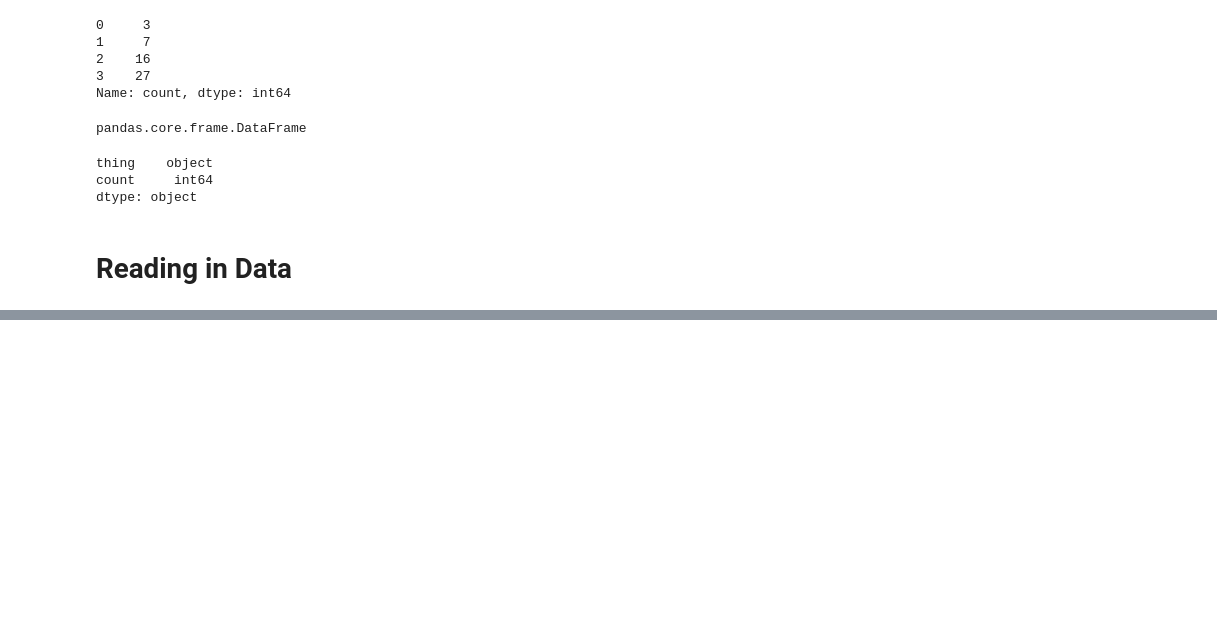
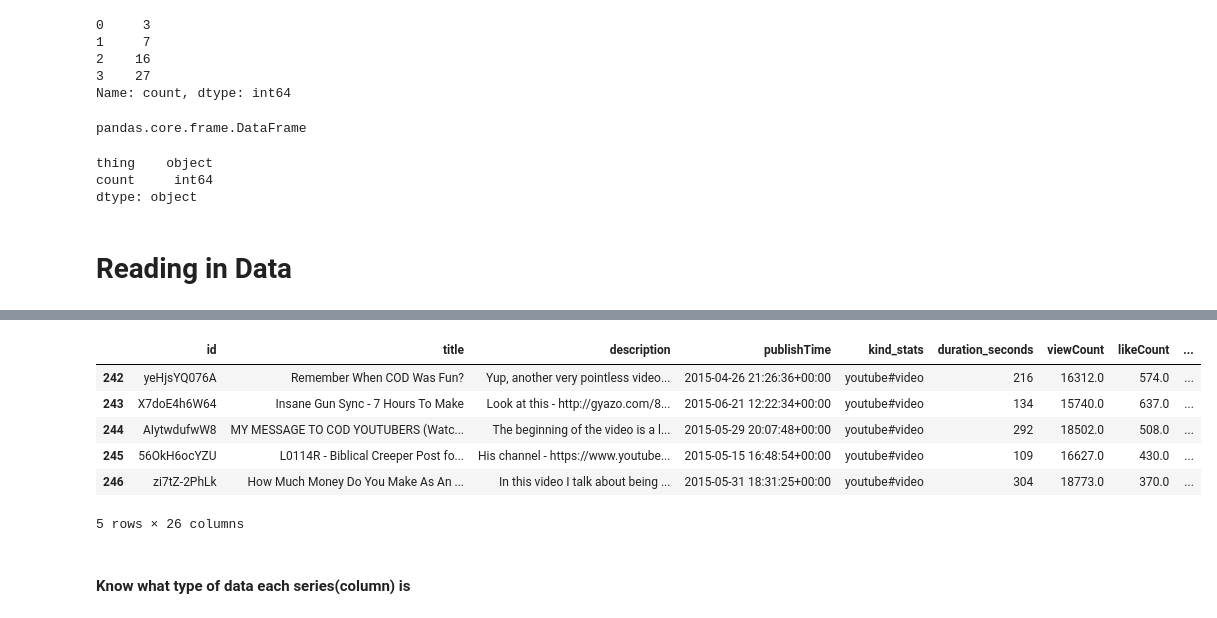
Before and after one commit to majogamit/Intro-to-Pandas, a Jupyter notebook: simple-intro-to-pandas.ipynb, the cells around one changed output, grey strips where cells are left out. Drawn from its saved outputs; the diff is of its cells as text; code cells hidden in the pictures; blank space fills up the shorter version.

```diff
--- a/simple-intro-to-pandas.ipynb
+++ b/simple-intro-to-pandas.ipynb
@@ -136,0 +151,12 @@ df = pd.read_csv('../input/mr-beast-youtube-video-statistics/MrBeast_youtube_sta
+# %%
+df.tail()
+# %% [output]
+|  | id | title | description | publishTime | kind_stats | duration_seconds | viewCount | likeCount | ... |
+| 242 | yeHjsYQ076A | Remember When COD Was Fun? | Yup, another very pointless video... | 2015-04-26 21:26:36+00:00 | youtube#video | 216 | 16312.0 | 574.0 | ... |
+| 243 | X7doE4h6W64 | Insane Gun Sync - 7 Hours To Make | Look at this - http://gyazo.com/8... | 2015-06-21 12:22:34+00:00 | youtube#video | 134 | 15740.0 | 637.0 | ... |
+| 244 | AIytwdufwW8 | MY MESSAGE TO COD YOUTUBERS (Watc... | The beginning of the video is a l... | 2015-05-29 20:07:48+00:00 | youtube#video | 292 | 18502.0 | 508.0 | ... |
+| 245 | 56OkH6ocYZU | L0114R - Biblical Creeper Post fo... | His channel - https://www.youtube... | 2015-05-15 16:48:54+00:00 | youtube#video | 109 | 16627.0 | 430.0 | ... |
+| 246 | zi7tZ-2PhLk | How Much Money Do You Make As An ... | In this video I talk about being ... | 2015-05-31 18:31:25+00:00 | youtube#video | 304 | 18773.0 | 370.0 | ... |
+5 rows × 26 columns
+# %% [markdown]
+#### Know what type of data each series(column) is
```
Also changed, not shown: parts of 4 cells of this notebook.
